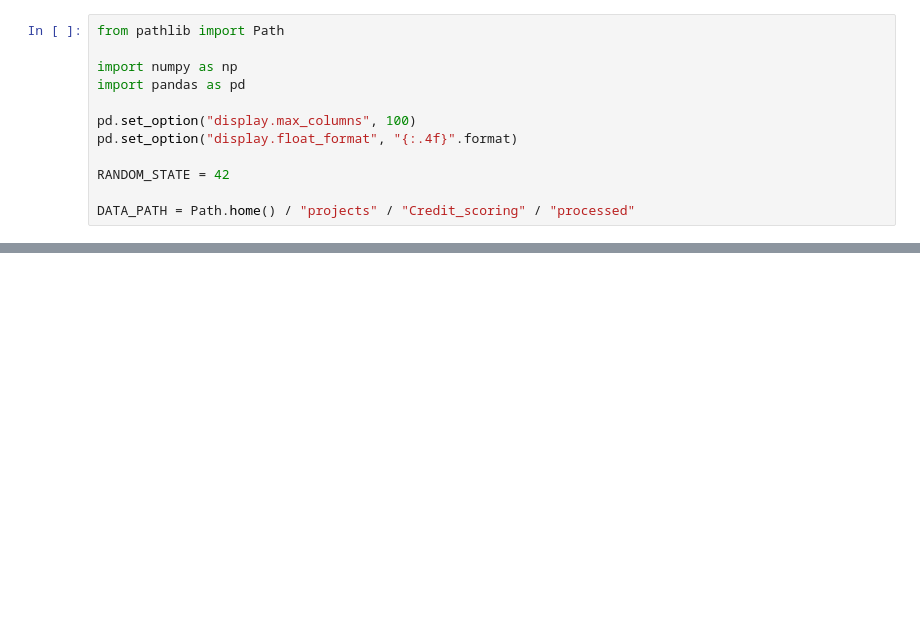
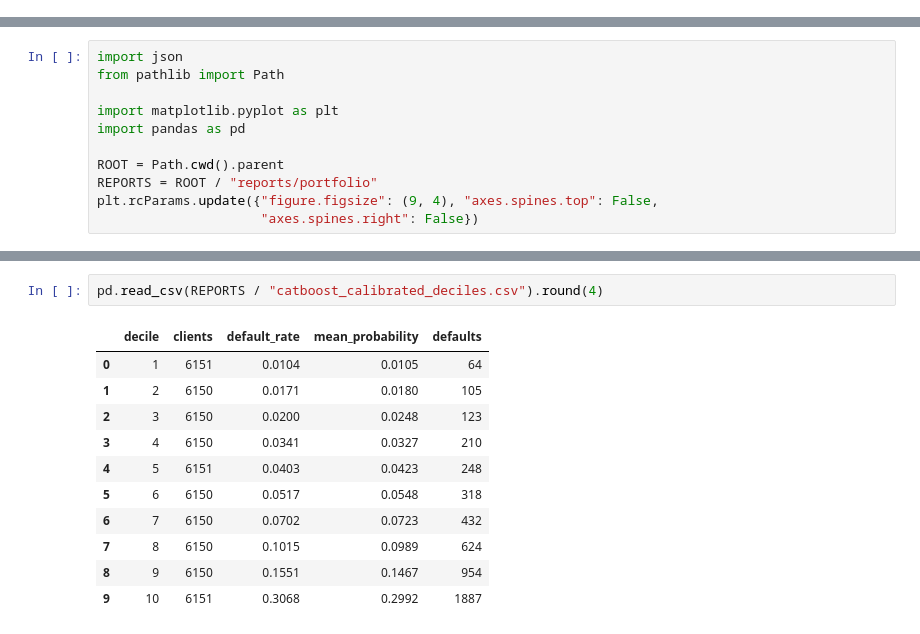
Before and after one commit to novaeKH/Credit-scoring, a Jupyter notebook: notebooks/models.ipynb, the cells around one changed output, grey strips where cells are left out. Cells and saved outputs as stored; diff of their text form; blank space fills up the shorter version.

```diff
--- a/notebooks/models.ipynb
+++ b/notebooks/models.ipynb
@@ -14,12 +0,0 @@
-# %%
-from pathlib import Path
-
-import numpy as np
-import pandas as pd
-
-pd.set_option("display.max_columns", 100)
-pd.set_option("display.float_format", "{:.4f}".format)
-
-RANDOM_STATE = 42
-
-DATA_PATH = Path.home() / "projects" / "Credit_scoring" / "processed"
@@ -1338,0 +7,11 @@ print("Модель сохранена:", MODEL_PATH)
+# %%
+import json
+from pathlib import Path
+
+import matplotlib.pyplot as plt
+import pandas as pd
+
+ROOT = Path.cwd().parent
+REPORTS = ROOT / "reports/portfolio"
+plt.rcParams.update({"figure.figsize": (9, 4), "axes.spines.top": False,
+                     "axes.spines.right": False})
@@ -1338,0 +100,14 @@ print("Модель сохранена:", MODEL_PATH)
+# %%
+pd.read_csv(REPORTS / "catboost_calibrated_deciles.csv").round(4)
+# %% [output]
+|  | decile | clients | default_rate | mean_probability | defaults |
+| 0 | 1 | 6151 | 0.0104 | 0.0105 | 64 |
+| 1 | 2 | 6150 | 0.0171 | 0.0180 | 105 |
+| 2 | 3 | 6150 | 0.0200 | 0.0248 | 123 |
+| 3 | 4 | 6150 | 0.0341 | 0.0327 | 210 |
+| 4 | 5 | 6151 | 0.0403 | 0.0423 | 248 |
+| 5 | 6 | 6150 | 0.0517 | 0.0548 | 318 |
+| 6 | 7 | 6150 | 0.0702 | 0.0723 | 432 |
+| 7 | 8 | 6150 | 0.1015 | 0.0989 | 624 |
+| 8 | 9 | 6150 | 0.1551 | 0.1467 | 954 |
+| 9 | 10 | 6151 | 0.3068 | 0.2992 | 1887 |
```
Also changed, not shown: parts of 96 cells of this notebook, 23 other files.
